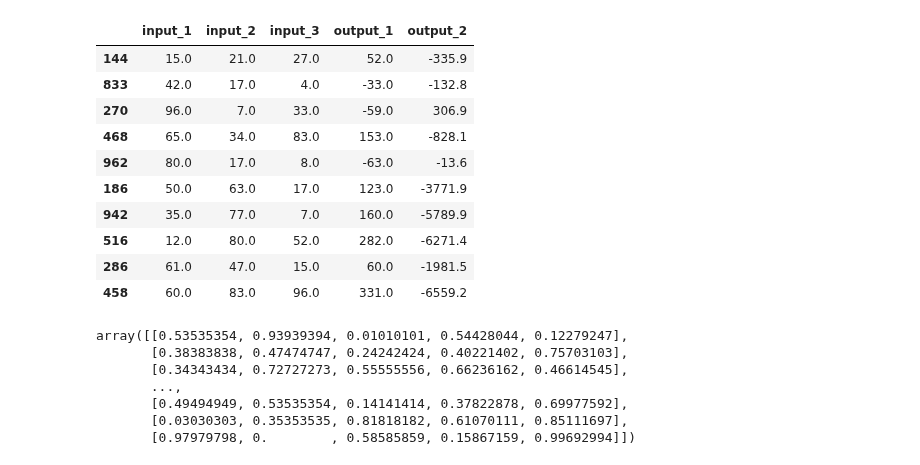
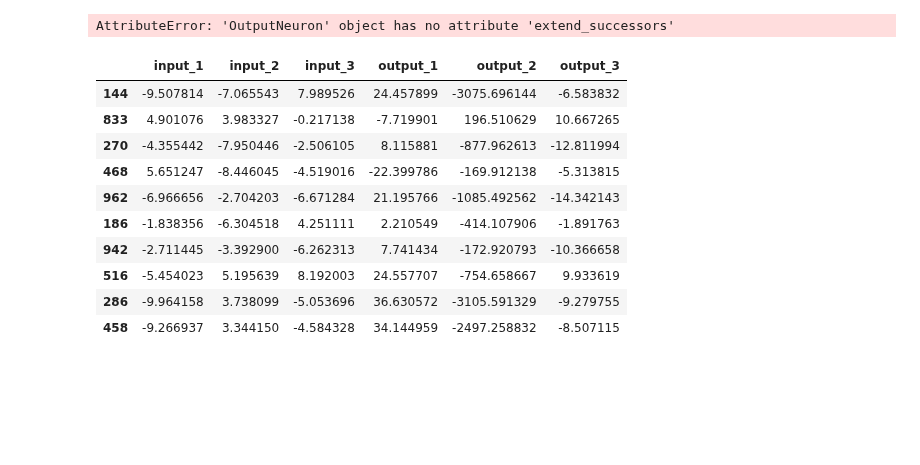
Before and after one commit to JacopoRaffi/ML_Proj_NN, a Jupyter notebook: notebook/nn_test_complex.ipynb, the cells around one changed output. Saved outputs shown, nothing was run; the diff lists cells and outputs as text; code cells hidden in the pictures; blank space fills up the shorter version.

```diff
--- a/notebook/nn_test_complex.ipynb
+++ b/notebook/nn_test_complex.ipynb
@@ -36,0 +15,5 @@ topology_1
+# %%
+TR_INPUT = 2
+TR_OUTPUT = 3
+topology = create_stratified_topology([TR_INPUT,4, 4,TR_OUTPUT])
+NeuralNetwork.display_topology(topology)
@@ -37,27 +38,37 @@ topology_1
 # %%
-NN = NeuralNetwork(topology_1, -0.75, 0.75, True, RANDOM_STATE)
+NN = NeuralNetwork(topology, -0.75, 0.75, True, RANDOM_STATE)
+# %% [output]
+AttributeError: 'OutputNeuron' object has no attribute 'extend_successors'
 # %%
-tr_input = 3
-tr_output = 2
-len_dataset = 1000
+len_dataset = 1200
+len_training = 1000
+len_validation = 200
 
-f1 = lambda x : x[2]*2 + x[1]*3 - x[0] - 5
-f2 = lambda x : x[2]*1.3 - x[1]**2 + x[0]*3 + 2.5
+f1 = lambda x : -3*x[0] + x[1] + 3
+f2 = lambda x : 3*x[0]**3 - 10*x[1]**2 + 2
+f3 = lambda x : 2*math.log(x[0]*5) - 2*math.log(x[1]*5) + 1
 
-tr = create_dataset(len_dataset, tr_input, [0, 10], [f1, f2], RANDOM_STATE)
-tr.sample(10, random_state=RANDOM_STATE)
+dummy = create_dataset(len_dataset, TR_INPUT, [-10, 10],
+                      [f1,
+                       f2,
+                       f3],
+                      RANDOM_STATE)
+
+tr_df = dummy[:len_training]
+val_df = dummy[-len_validation:]
+tr_df.sample(10, random_state=RANDOM_STATE)
 # %% [output]
-|  | input_1 | input_2 | input_3 | output_1 | output_2 |
-| 144 | 15.0 | 21.0 | 27.0 | 52.0 | -335.9 |
-| 833 | 42.0 | 17.0 | 4.0 | -33.0 | -132.8 |
-| 270 | 96.0 | 7.0 | 33.0 | -59.0 | 306.9 |
-| 468 | 65.0 | 34.0 | 83.0 | 153.0 | -828.1 |
-| 962 | 80.0 | 17.0 | 8.0 | -63.0 | -13.6 |
-| 186 | 50.0 | 63.0 | 17.0 | 123.0 | -3771.9 |
-| 942 | 35.0 | 77.0 | 7.0 | 160.0 | -5789.9 |
-| 516 | 12.0 | 80.0 | 52.0 | 282.0 | -6271.4 |
-| 286 | 61.0 | 47.0 | 15.0 | 60.0 | -1981.5 |
-| 458 | 60.0 | 83.0 | 96.0 | 331.0 | -6559.2 |
+|  | input_1 | input_2 | input_3 | output_1 | output_2 | output_3 |
+| 144 | -9.507814 | -7.065543 | 7.989526 | 24.457899 | -3075.696144 | -6.583832 |
+| 833 | 4.901076 | 3.983327 | -0.217138 | -7.719901 | 196.510629 | 10.667265 |
+| 270 | -4.355442 | -7.950446 | -2.506105 | 8.115881 | -877.962613 | -12.811994 |
+| 468 | 5.651247 | -8.446045 | -4.519016 | -22.399786 | -169.912138 | -5.313815 |
+| 962 | -6.966656 | -2.704203 | -6.671284 | 21.195766 | -1085.492562 | -14.342143 |
+| 186 | -1.838356 | -6.304518 | 4.251111 | 2.210549 | -414.107906 | -1.891763 |
+| 942 | -2.711445 | -3.392900 | -6.262313 | 7.741434 | -172.920793 | -10.366658 |
+| 516 | -5.454023 | 5.195639 | 8.192003 | 24.557707 | -754.658667 | 9.933619 |
+| 286 | -9.964158 | 3.738099 | -5.053696 | 36.630572 | -3105.591329 | -9.279755 |
+| 458 | -9.266937 | 3.344150 | -4.584328 | 34.144959 | -2497.258832 | -8.507115 |
 # %%
 scaler_out = MinMaxScaler()
 scaler_in = MinMaxScaler()
@@ -69,10 +84,0 @@ tr_normalized[:,tr_input:] = scaler_out.transform(tr.values[:,tr_input:])
-# %%
-tr_normalized
-# %% [output]
-array([[0.53535354, 0.93939394, 0.01010101, 0.54428044, 0.12279247],
-       [0.38383838, 0.47474747, 0.24242424, 0.40221402, 0.75703103],
-       [0.34343434, 0.72727273, 0.55555556, 0.66236162, 0.46614545],
-       ...,
-       [0.49494949, 0.53535354, 0.14141414, 0.37822878, 0.69977592],
-       [0.03030303, 0.35353535, 0.81818182, 0.61070111, 0.85111697],
-       [0.97979798, 0.        , 0.58585859, 0.15867159, 0.99692994]])
```
Also changed, not shown: parts of 35 cells of this notebook, 3 other files.
